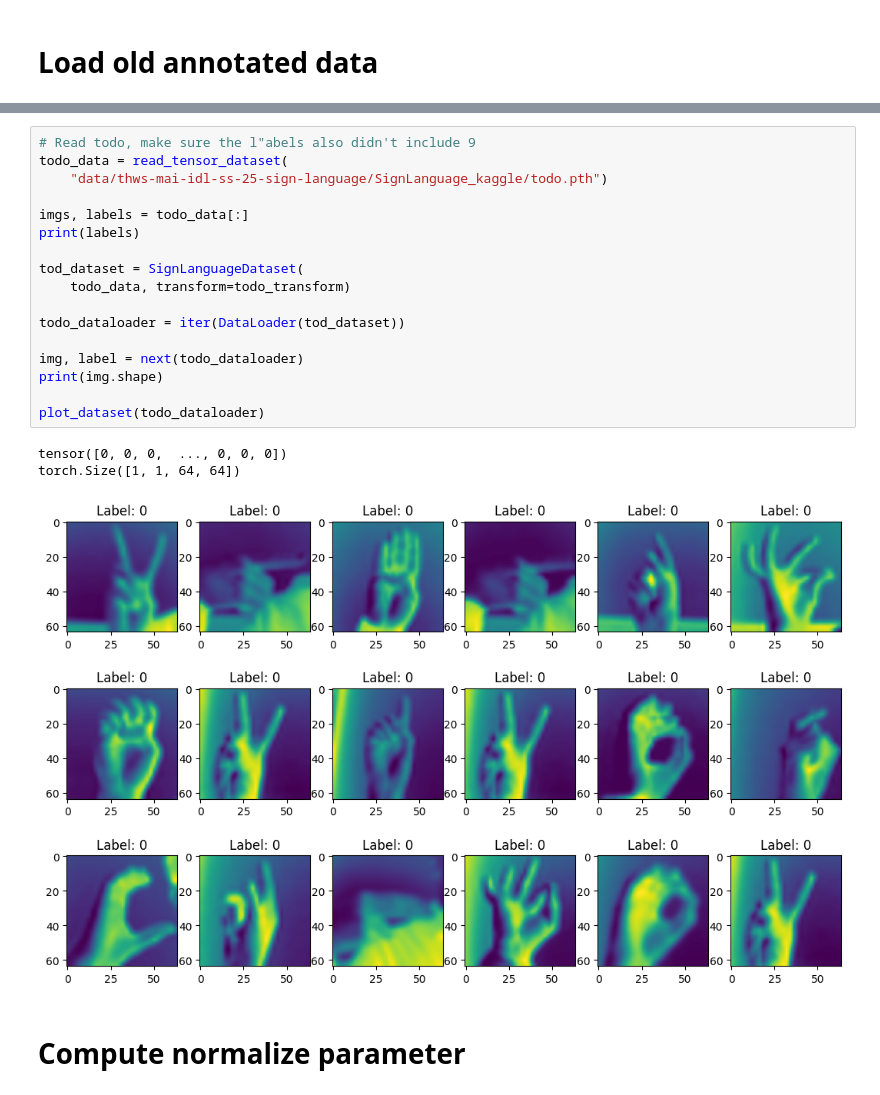
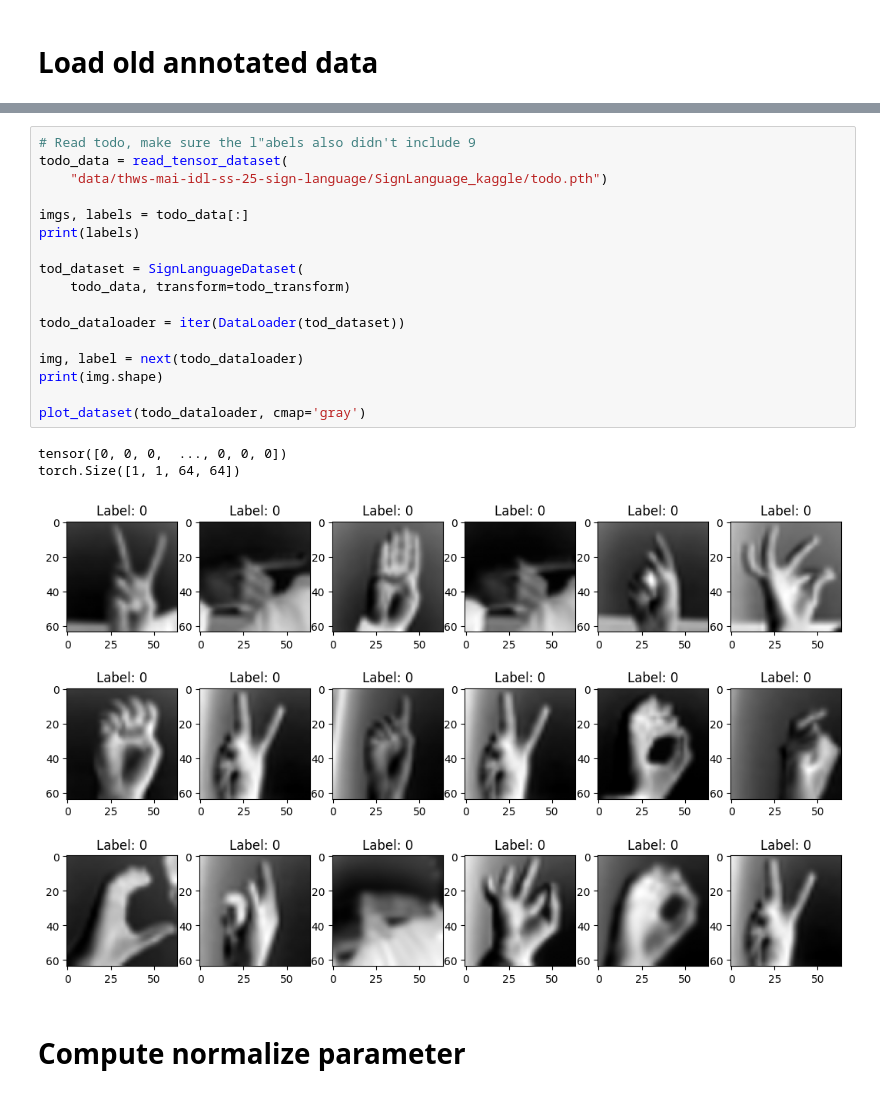
Before and after one commit to Horizon-42/sign_languages, a Jupyter notebook: data_explore.ipynb, the cells around one changed output, grey strips where cells are left out. Saved outputs shown, nothing was run; the diff lists cells and outputs as text.

```diff
--- a/data_explore.ipynb
+++ b/data_explore.ipynb
@@ -77,24 +121,24 @@ plot_dataset(todo_ex_dataloader)
 # %%
 # Read todo, make sure the l"abels also didn't include 9
 todo_data = read_tensor_dataset(
     "data/thws-mai-idl-ss-25-sign-language/SignLanguage_kaggle/todo.pth")
 
 imgs, labels = todo_data[:]
 print(labels)
 
 tod_dataset = SignLanguageDataset(
     todo_data, transform=todo_transform)
 
 todo_dataloader = iter(DataLoader(tod_dataset))
 
 img, label = next(todo_dataloader)
 print(img.shape)
 
-plot_dataset(todo_dataloader)
+plot_dataset(todo_dataloader, cmap='gray')
 # %% [output]
 tensor([0, 0, 0,  ..., 0, 0, 0])
 torch.Size([1, 1, 64, 64])
-[figure, old version]
+[figure, new version]
 # %% [markdown]
 # Compute normalize parameter
 # %%
```
Also changed, not shown: parts of 7 cells of this notebook, 3 other files.
